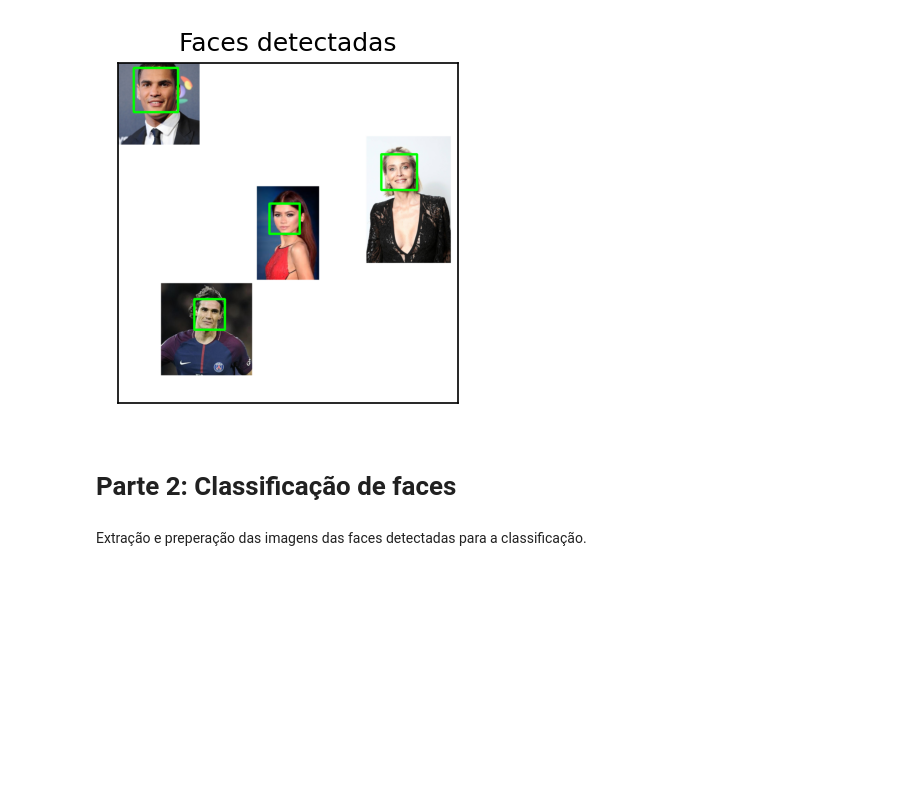
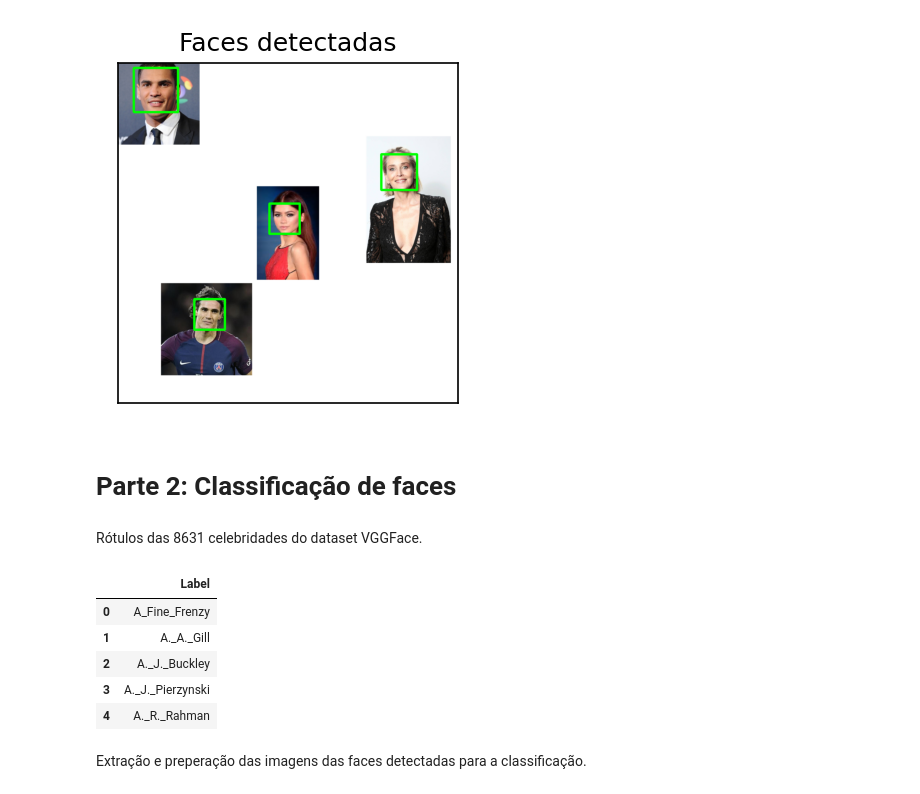
Before and after one commit to rlrocha/pdi, a Jupyter notebook: face_detection_classification.ipynb, the cells around one changed output. Cells and saved outputs as stored; diff of their text form; code cells hidden in the pictures; blank space fills up the shorter version.

```diff
--- a/face_detection_classification.ipynb
+++ b/face_detection_classification.ipynb
@@ -87,6 +87,22 @@ plt.show()
 [figure]
 # %% [markdown]
 # Parte 2: Classificação de faces
+# %% [markdown]
+Rótulos das 8631 celebridades do dataset VGGFace.
+# %%
+labels = np.load('data/rcmalli_vggface_labels_v2.npy')
+
+lDict = {'Label': labels}
+
+labelsDF = pd.DataFrame(lDict)
+labelsDF.head()
+# %% [output]
+|  | Label |
+| 0 | A_Fine_Frenzy |
+| 1 | A._A._Gill |
+| 2 | A._J._Buckley |
+| 3 | A._J._Pierzynski |
+| 4 | A._R._Rahman |
 # %% [markdown]
 Extração e preperação das imagens das faces detectadas para a classificação.
 # %%
```
Also changed, not shown: parts of 12 cells of this notebook, 1 other file.
